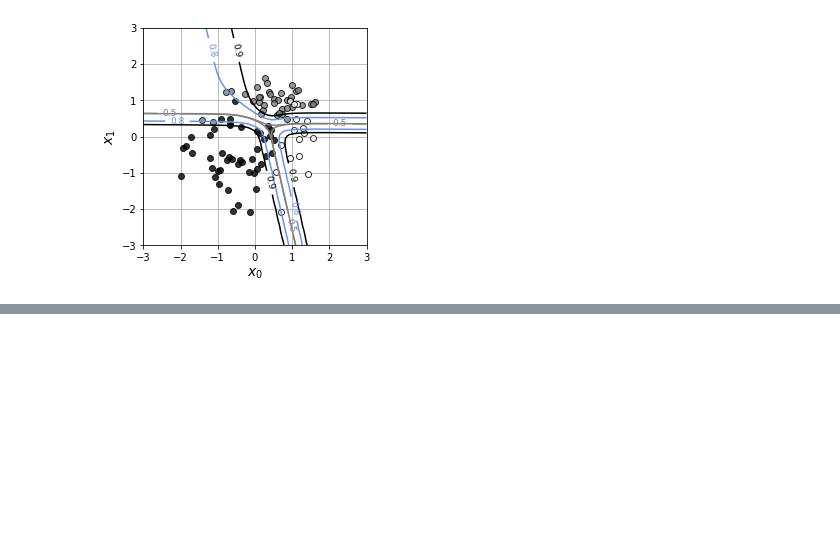
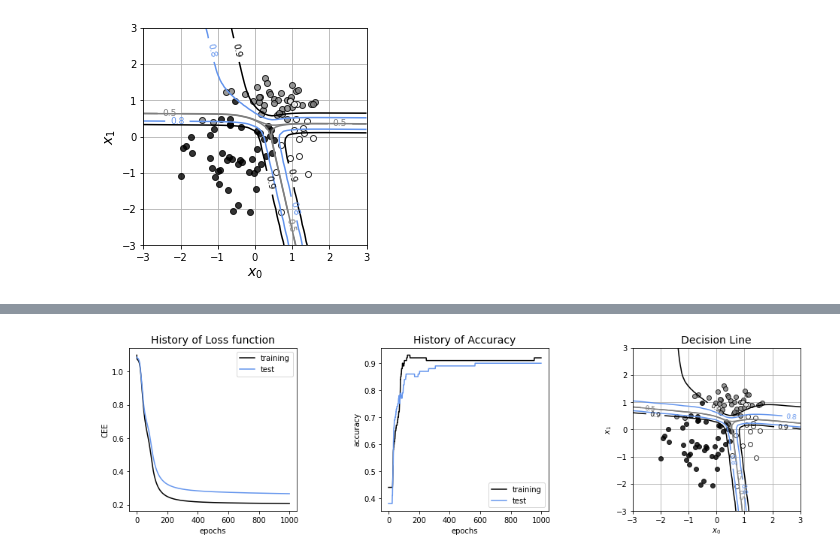
Before and after one commit to cjswoehdgns1/machine_running_report, a Jupyter notebook: 기말고사/과제1/neural_network.ipynb, the cells around one changed output, grey strips where cells are left out. Drawn from its saved outputs; the diff is of its cells as text; code cells hidden in the pictures; blank space fills up the shorter version.

```diff
--- a/기말고사/과제1/neural_network.ipynb
+++ b/기말고사/과제1/neural_network.ipynb
@@ -286,0 +511,16 @@ plt.show()
+# %%
+# 학습
+startTime = time.time()
+history = model.fit(X_train, T_train, epochs= 1000,
+batch_size= 100, verbose = 1,
+validation_data = (X_test, T_test))
+
+# (E) 실제 학습은 model.fit으로 실행
+# 훈련 데이터를 지정하고
+# 배치크기(한 번 기울기를 업데이트하는데 사용하는 데이터 수)
+# epochs(전체 데이터를 학습에 사용한 횟수)
+# verbose = 0 학습 진행 상황을 표시하지 않음
+# validation_data 는 평가용 데이터의 지정
+# model.fit 의 return은 학습 과정에 대한 정보를 갖고 있으며 history에 저장
+
+calculation_time =time.time()-startTime
@@ -286,0 +545,3 @@ plt.show()
+# %%
+history = history.history
+history.keys()
@@ -286,0 +558,71 @@ plt.show()
+# %%
+import matplotlib.pyplot as plt
+%matplotlib inline
+
+# 데이터를 그리기
+def Show_data(x, t):
+    wk, n = t.shape
+    c = [[0, 0, 0], [0.5, 0.5, 0.5], [1, 1, 1]] # 컬러 값 설정
+    #c = [[1, 0, 0], [0, 1, 0], [0, 0, 1]] # 컬러 값 설정 [r, g, b]
+
+    for i in range(n):
+         plt.plot(x[t[:, i] == 1, 0], x[t[:, i] == 1, 1], linestyle = 'none', markeredgecolor = 'black', marker = 'o', color = c[i], alpha = 0.8)
+        # K 값을 0, 1, 2로 바꾸어 주면서 부류벡터 t 에 접근 부류번호가 일치하는 인덱스드을 모두 찾아준다
+        # 따라서, 부류가 0번인 샘플들의 (x1, x2) 위치에 포인트를 먼저 다 찍고, 그 다음 부류로 순차적으로 찍게 된다
+    plt.grid(True)
+
+# 리스트 7-2-(4)
+plt.figure(1, figsize = (16, 4))
+plt.subplots_adjust(wspace = 0.5)
+
+# 학습 곡선 표시
+plt.subplot(1, 3, 1)
+plt.plot(history['loss'], 'black', label = 'training')
+# (A) 학습 과정의 훈련 데이터의 교차 엔트로피 오차의 시계열 정보
+plt.plot(history['val_loss'], 'cornflowerblue', label ='test')
+# (B) 학습 과정의 평가용 데이터의의 교차 엔트로피 오차
+plt.legend()
+plt.xlabel('epochs')
+plt.ylabel('CEE')
+plt.title('History of Loss function', fontsize = 14)
+
+
+# 정확도 표시
+plt.subplot(1, 3, 2)
+plt.plot(history['accuracy'], 'black', label = 'training')
+# (C) 훈련 데이터의 정답률 변화
+plt.plot(history['val_accuracy'], 'cornflowerblue', label = 'test')
+# (D) 평가용 데이터의 정답률 변화
+plt.legend()
+plt.xlabel('epochs')
+plt.ylabel('accuracy')
+plt.title('History of Accuracy', fontsize = 14)
+
+
+# 경계선 표시
+plt.subplot(1, 3, 3)
+Show_data(X_test, T_test)
+xn = 60 # 등고선 표시 해상도
+x0 = np.linspace(X_range0[0], X_range0[1], xn)
+x1 = np.linspace(X_range1[0], X_range1[1], xn)
+xx0, xx1 = np.meshgrid(x0, x1)
+x = np.c_[np.reshape(xx0, xn * xn, 'F'), np.reshape(xx1, xn * xn, 'F')] # np.c_ column 추가
+#y, a, z, b = FNN(wv, M, K, x)
+y = model.predict(x) # (E) 학습이 완료된 모델에 입력 x에 대한  출력
+K = 3
+
+for ic in range(K):
+    f = y[: , ic]
+    f = f.reshape(xn, xn)
+    f = f.T
+    cont = plt.contour(xx0, xx1, f, levels = [0.5, 0.8, 0.9], colors = ['gray', 'cornflowerblue', 'black'])
+    cont.clabel(fmt = '%1.1f', fontsize = 9)
+
+plt.xlim(X_range0)
+plt.ylim(X_range1)
+plt.xlabel('$x_0$')
+plt.ylabel('$x_1$')
+plt.title('Decision Line', fontsize = 14)
+
+plt.show()
+# %% [output]
@@ -286,0 +630 @@ plt.show()
+[figure, added]
```
Also changed, not shown: parts of 13 cells of this notebook, 1 other file.
